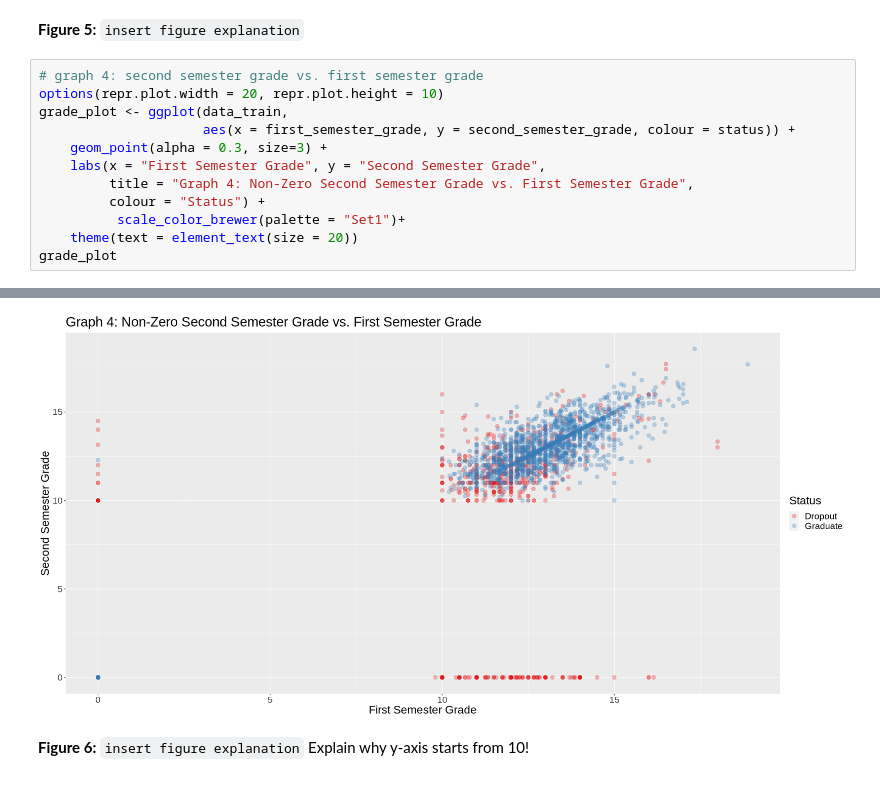
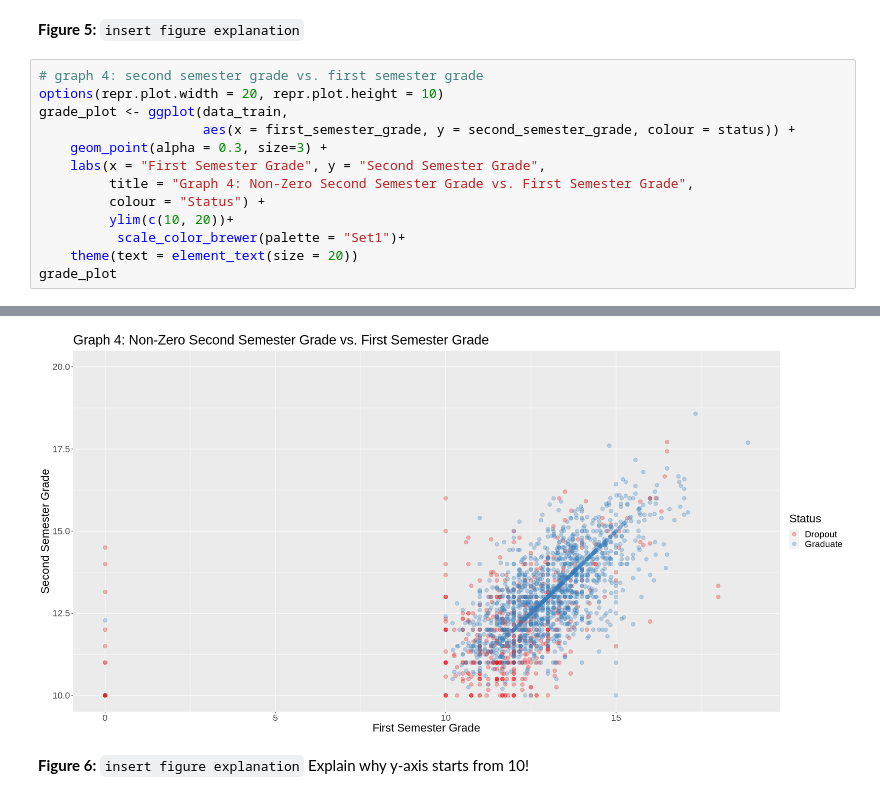
Before and after one commit to ekang27kc/dsci100-2023-T2-Group01-project, a Jupyter notebook: Project_Report.ipynb, the cells around one changed output, grey strips where cells are left out. Saved outputs shown, nothing was run; the diff lists cells and outputs as text.

```diff
--- a/Project_Report.ipynb
+++ b/Project_Report.ipynb
@@ -155,6 +155,7 @@ grade_plot <- ggplot(data_train,
     labs(x = "First Semester Grade", y = "Second Semester Grade",
          title = "Graph 4: Non-Zero Second Semester Grade vs. First Semester Grade",
          colour = "Status") +
+         ylim(c(10, 20))+
           scale_color_brewer(palette = "Set1")+
     theme(text = element_text(size = 20))
 grade_plot
@@ -162,4 +165,4 @@ grade_plot
-[figure, old version]
+[figure, new version]
 # %% [markdown]
 **Figure 6:** `insert figure explanation`
 Explain why y-axis starts from 10!
```
Also changed, not shown: parts of 11 cells of this notebook.
